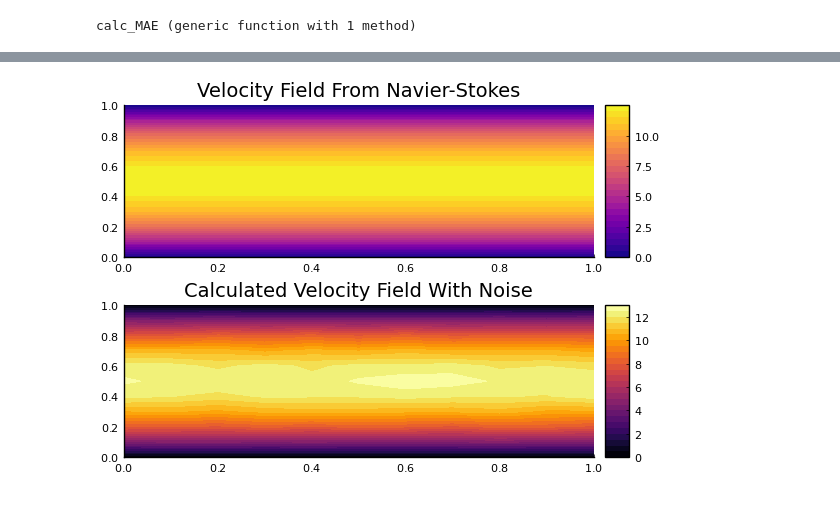
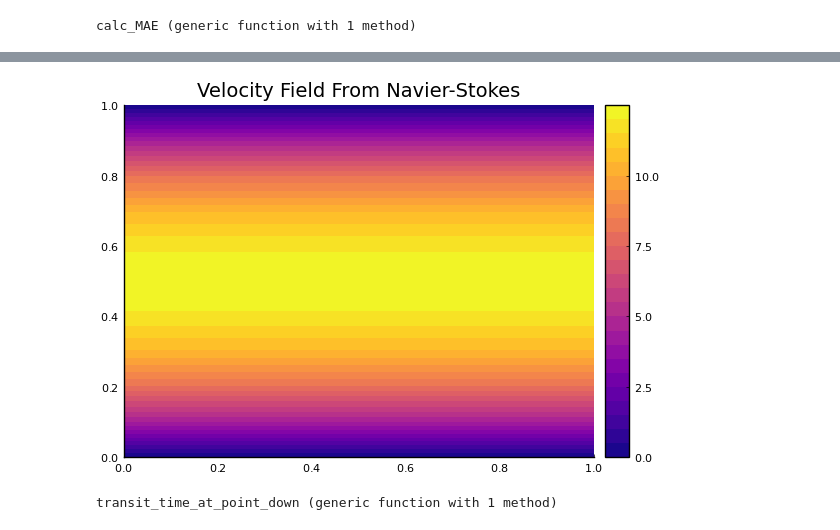
Before and after one commit to EliasFIlho/TCC2, a Jupyter notebook: code/Tcc2_sensor.ipynb, the cells around one changed output, grey strips where cells are left out. Cells and saved outputs as stored; diff of their text form; code cells hidden in the pictures.

```diff
--- a/code/Tcc2_sensor.ipynb
+++ b/code/Tcc2_sensor.ipynb
@@ -121,12 +52,8 @@ pyplot()
 N_POINTS = 11
 KINEMATIC_VISCOSITY = 0.01
 TIME_STEP_LENGTH = 0.1
-N_TIME_STEPS = 5000
+N_TIME_STEPS = 500
 PRESSURE_GRADIENT = [-1.0, 0.0]
-SPEED_OF_SOUND = 1450
-L = 1.0
-alpha = pi / 4
-noise_level = 0.05
 
 element_length = 1.0 / (N_POINTS - 1)
 x_range = range(0.0, stop=1.0, length=N_POINTS)
@@ -140,76 +67,33 @@ function central_difference_x_periodic(field, element_length)
     return diff
 end
 
 function laplace_periodic(field, element_length)
     diff = (circshift(field, (0, 1)) + circshift(field, (1, 0)) +
             circshift(field, (0, -1)) + circshift(field, (-1, 0)) -
             4 * field) / element_length^2
     return diff
 end
 
-function calculate_time_difference_and_velocity(v, c, L, alpha, noise_level)
-    t_d = L / (c + v * cos(alpha))
-    t_u = L / (c - v * cos(alpha))
-
-    delta_t = t_u - t_d
-
-    product_t = t_u * t_d
-
-    v_calculated = (L * delta_t) / (2 * cos(alpha) * product_t)
-
-    v_measured = v_calculated * (1.0 + noise_level * (rand() - 0.5))
-
-    return delta_t, v_measured
-end
-
 velocity_x_prev = ones(N_POINTS, N_POINTS)
 velocity_x_prev[1, :] .= 0.0
 velocity_x_prev[end, :] .= 0.0
-
-velocity_x_instant_1 = copy(velocity_x_prev)
-velocity_x_instant_2 = copy(velocity_x_prev)
-velocity_x_instant_3 = copy(velocity_x_prev)
 velocity_x_final = copy(velocity_x_prev)
 
-calculated_velocity_field = zeros(N_POINTS, N_POINTS)
-
-# Main simulation loop
 for iter in 1:N_TIME_STEPS
     convection_x = velocity_x_prev .* central_difference_x_periodic(velocity_x_prev, element_length)
     diffusion_x = KINEMATIC_VISCOSITY * laplace_periodic(velocity_x_prev, element_length)
 
     velocity_x_next = velocity_x_prev .+ TIME_STEP_LENGTH * (-PRESSURE_GRADIENT[1] .+ diffusion_x .- convection_x)
 
     velocity_x_next[1, :] .= 0.0
     velocity_x_next[end, :] .= 0.0
-
-
-    if iter == 1
-        velocity_x_instant_1 .= velocity_x_next
-    elseif iter == Int(N_TIME_STEPS * 0.25)
-        velocity_x_instant_2 .= velocity_x_next
-    elseif iter == Int(N_TIME_STEPS * 0.5)
-        velocity_x_instant_3 .= velocity_x_next
-    elseif iter == N_TIME_STEPS
+    if iter == N_TIME_STEPS
         velocity_x_final .= velocity_x_next
-
-        for i in 1:N_POINTS
-            for j in 1:N_POINTS
-                v_local = velocity_x_final[i, j]
-                delta_t, v_measured = calculate_time_difference_and_velocity(v_local, SPEED_OF_SOUND, L, alpha, noise_level)
-                calculated_velocity_field[i, j] = v_measured
-            end
-        end
     end
-
     velocity_x_prev = velocity_x_next
 end
 
-# Create the plots without displaying them yet
 p5 = contourf(coordinates_y, coordinates_x, velocity_x_final, levels=25, title="Velocity Field From Navier-Stokes", color=:plasma)
-p6 = contourf(coordinates_y, coordinates_x, calculated_velocity_field, levels=25, title="Calculated Velocity Field With Noise", color=:inferno)
-
-# Display all plots at once
-plot(p5, p6, layout=(2,1))
+plot(p5, layout=(1,1))
 # %% [output]
-[figure, old version]
+[figure, new version]
@@ -215,0 +102,14 @@ plot(p5, p6, layout=(2,1))
+# %%
+function transit_time_at_point_up(velocity, element_length, speed_of_sound)
+    angle_factor = cos(π / 4)
+    time = (element_length / (speed_of_sound - (velocity * angle_factor)))
+    return time
+end
+
+function transit_time_at_point_down(velocity, element_length, speed_of_sound)
+    angle_factor = cos(π / 4)
+    time = (element_length / (speed_of_sound + (velocity * angle_factor)))
+    return time
+end
+# %% [output]
+transit_time_at_point_down (generic function with 1 method)
```
Also changed, not shown: parts of 3 cells of this notebook.
